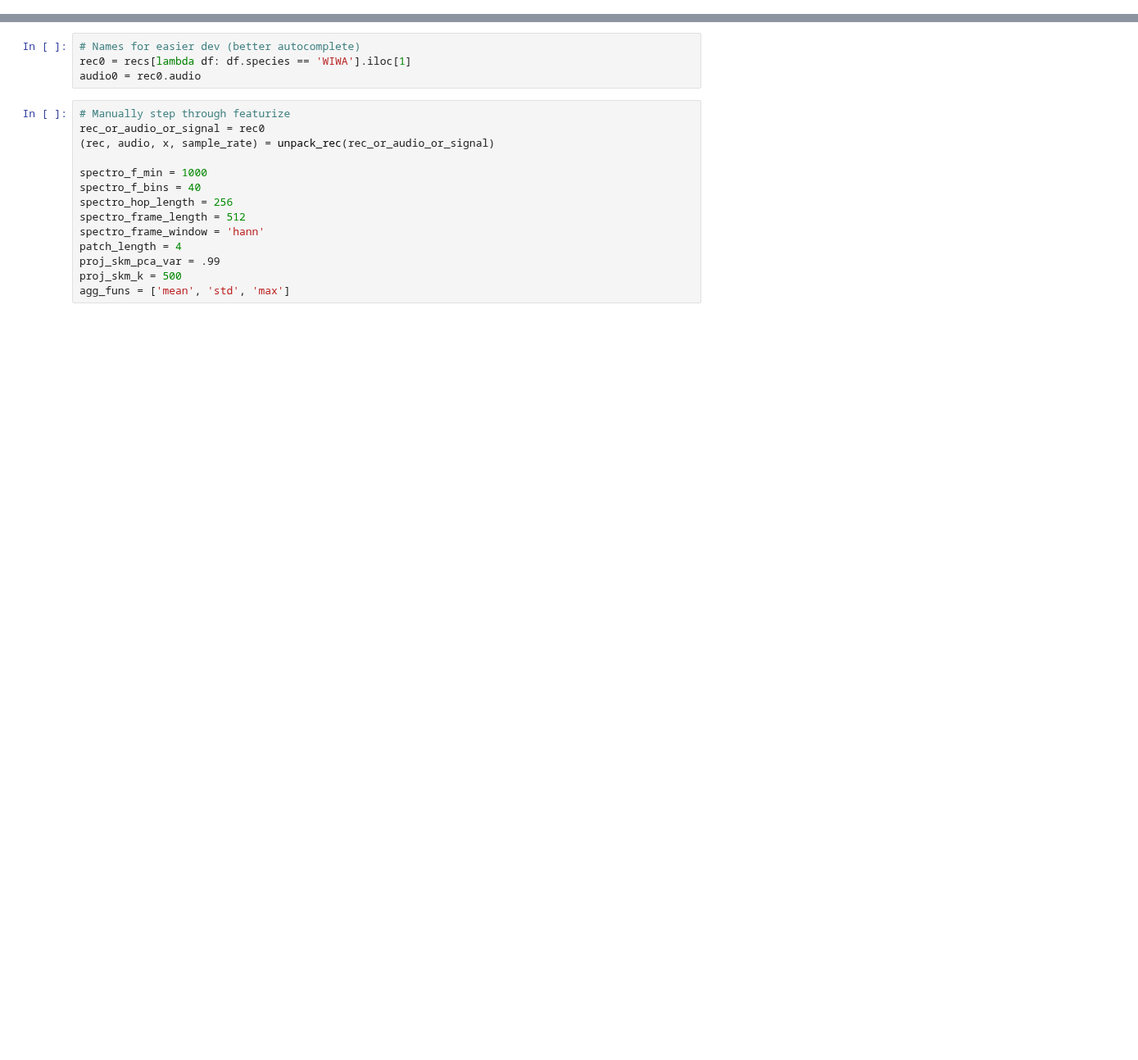
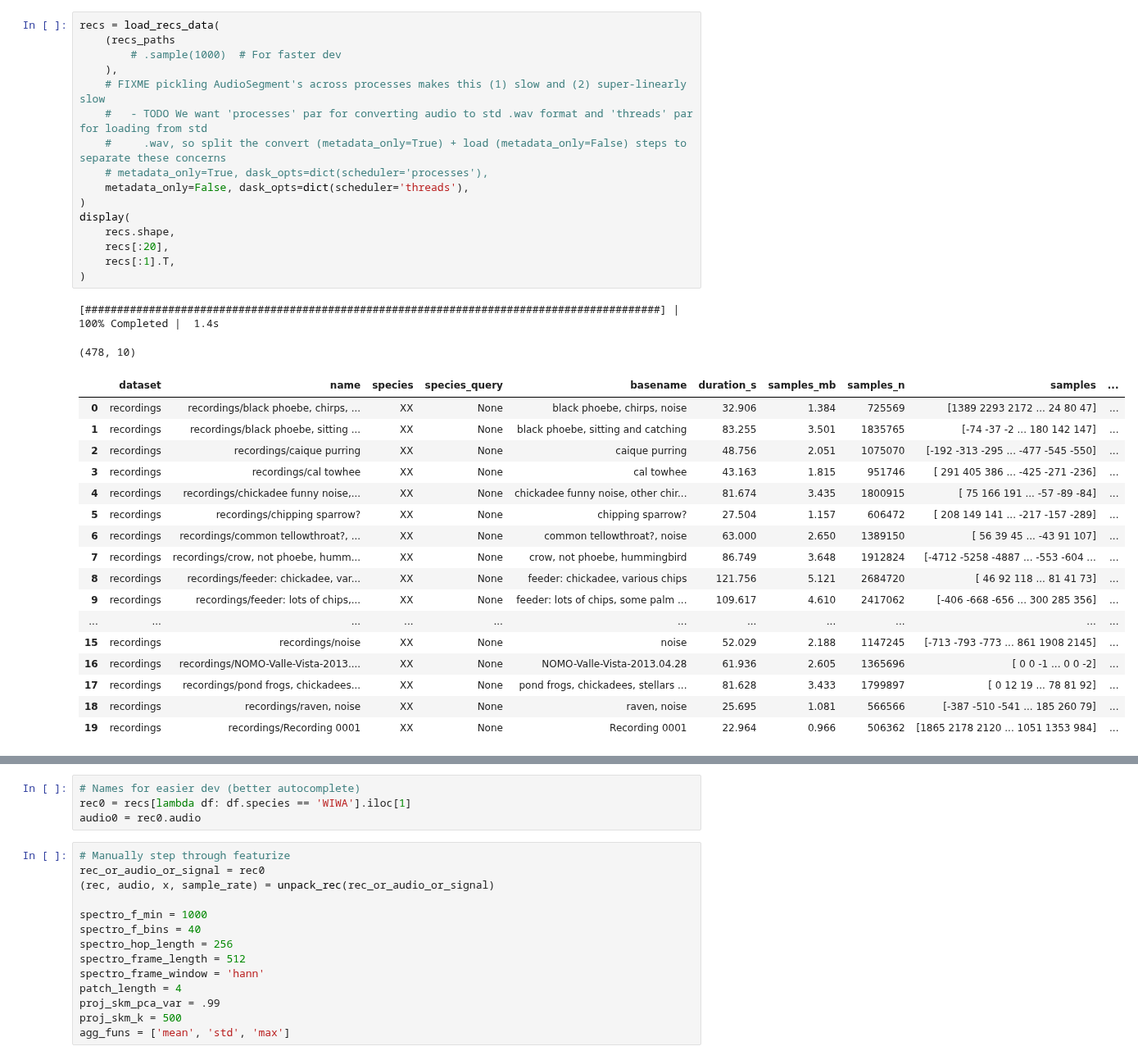
Before and after one commit to jdanbrown/birdgram, a Jupyter notebook: features/sp14/try_model.ipynb, the cells around one changed output, grey strips where cells are left out. Shown at 82% size. Cells and saved outputs as stored; diff of their text form; blank space fills up the shorter version.

```diff
--- a/features/sp14/try_model.ipynb
+++ b/features/sp14/try_model.ipynb
@@ -121,0 +52,36 @@ Progress[478/478, 576/s, took 0.83s]
+# %%
+recs = load_recs_data(
+    (recs_paths
+        # .sample(1000)  # For faster dev
+    ),
+    # FIXME pickling AudioSegment's across processes makes this (1) slow and (2) super-linearly slow
+    #   - TODO We want 'processes' par for converting audio to std .wav format and 'threads' par for loading from std
+    #     .wav, so split the convert (metadata_only=True) + load (metadata_only=False) steps to separate these concerns
+    # metadata_only=True, dask_opts=dict(scheduler='processes'),
+    metadata_only=False, dask_opts=dict(scheduler='threads'),
+)
+display(
+    recs.shape,
+    recs[:20],
+    recs[:1].T,
+)
+# %% [output]
+[##########################################################################################] | 100% Completed |  1.4s
+(478, 10)
+|  | dataset | name | species | species_query | basename | duration_s | samples_mb | samples_n | samples | ... |
+| 0 | recordings | recordings/black phoebe, chirps, ... | XX | None | black phoebe, chirps, noise | 32.906 | 1.384 | 725569 | [1389 2293 2172 ... 24 80 47] | ... |
+| 1 | recordings | recordings/black phoebe, sitting ... | XX | None | black phoebe, sitting and catching | 83.255 | 3.501 | 1835765 | [-74 -37 -2 ... 180 142 147] | ... |
+| 2 | recordings | recordings/caique purring | XX | None | caique purring | 48.756 | 2.051 | 1075070 | [-192 -313 -295 ... -477 -545 -550] | ... |
+| 3 | recordings | recordings/cal towhee | XX | None | cal towhee | 43.163 | 1.815 | 951746 | [ 291 405 386 ... -425 -271 -236] | ... |
+| 4 | recordings | recordings/chickadee funny noise,... | XX | None | chickadee funny noise, other chir... | 81.674 | 3.435 | 1800915 | [ 75 166 191 ... -57 -89 -84] | ... |
+| 5 | recordings | recordings/chipping sparrow? | XX | None | chipping sparrow? | 27.504 | 1.157 | 606472 | [ 208 149 141 ... -217 -157 -289] | ... |
+| 6 | recordings | recordings/common tellowthroat?, ... | XX | None | common tellowthroat?, noise | 63.000 | 2.650 | 1389150 | [ 56 39 45 ... -43 91 107] | ... |
+| 7 | recordings | recordings/crow, not phoebe, humm... | XX | None | crow, not phoebe, hummingbird | 86.749 | 3.648 | 1912824 | [-4712 -5258 -4887 ... -553 -604 ... | ... |
+| 8 | recordings | recordings/feeder: chickadee, var... | XX | None | feeder: chickadee, various chips | 121.756 | 5.121 | 2684720 | [ 46 92 118 ... 81 41 73] | ... |
+| 9 | recordings | recordings/feeder: lots of chips,... | XX | None | feeder: lots of chips, some palm ... | 109.617 | 4.610 | 2417062 | [-406 -668 -656 ... 300 285 356] | ... |
+| ... | ... | ... | ... | ... | ... | ... | ... | ... | ... | ... |
+| 15 | recordings | recordings/noise | XX | None | noise | 52.029 | 2.188 | 1147245 | [-713 -793 -773 ... 861 1908 2145] | ... |
+| 16 | recordings | recordings/NOMO-Valle-Vista-2013.... | XX | None | NOMO-Valle-Vista-2013.04.28 | 61.936 | 2.605 | 1365696 | [ 0 0 -1 ... 0 0 -2] | ... |
+| 17 | recordings | recordings/pond frogs, chickadees... | XX | None | pond frogs, chickadees, stellars ... | 81.628 | 3.433 | 1799897 | [ 0 12 19 ... 78 81 92] | ... |
+| 18 | recordings | recordings/raven, noise | XX | None | raven, noise | 25.695 | 1.081 | 566566 | [-387 -510 -541 ... 185 260 79] | ... |
+| 19 | recordings | recordings/Recording 0001 | XX | None | Recording 0001 | 22.964 | 0.966 | 506362 | [1865 2178 2120 ... 1051 1353 984] | ... |
```
Also changed, not shown: parts of 13 cells of this notebook, 12 other files.
